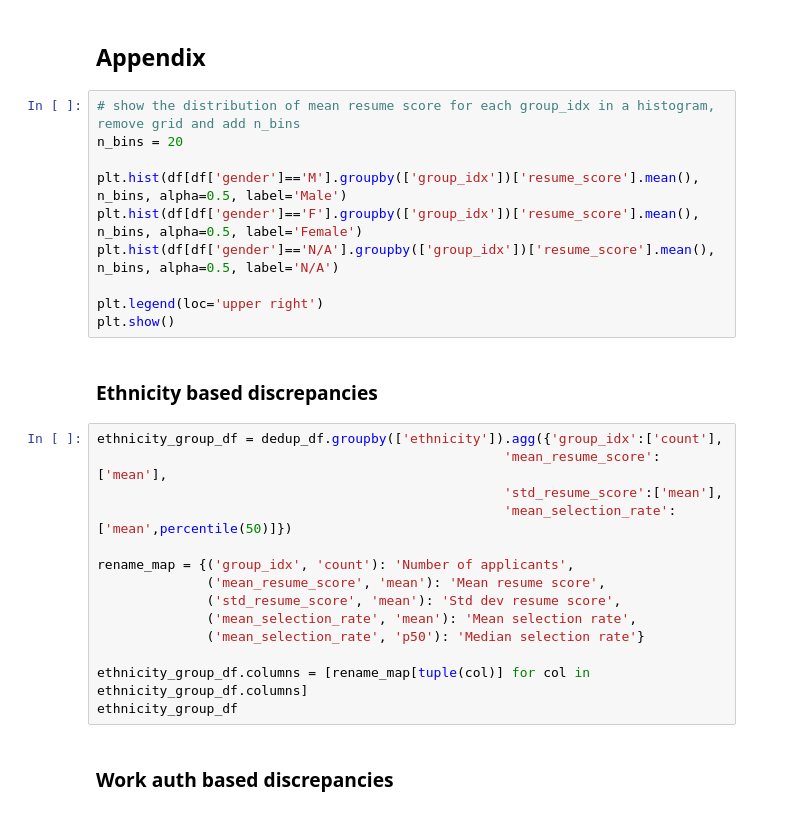
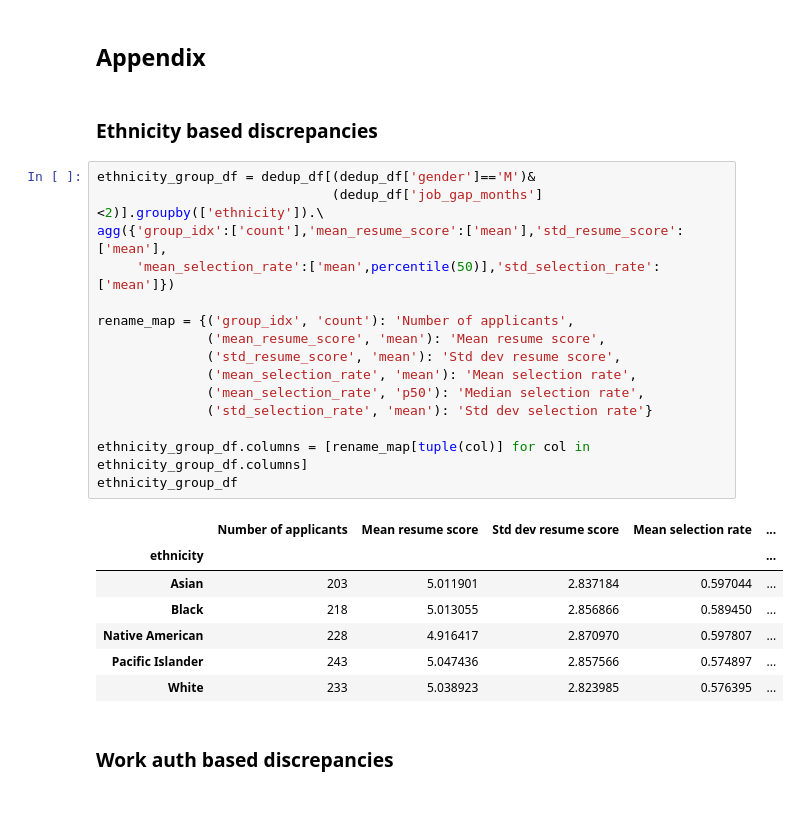
Before and after one commit to leehengpan/csci1951z-audit-analysis, a Jupyter notebook: audit-analysis.ipynb, the cells around one changed output. Cells and saved outputs as stored; diff of their text form.

```diff
--- a/audit-analysis.ipynb
+++ b/audit-analysis.ipynb
@@ -236,31 +291,30 @@ job_gap_months_group_df
 # %% [markdown]
 ## Appendix
-# %%
-# show the distribution of mean resume score for each group_idx in a histogram, remove grid and add n_bins
-n_bins = 20
-
-plt.hist(df[df['gender']=='M'].groupby(['group_idx'])['resume_score'].mean(), n_bins, alpha=0.5, label='Male')
-plt.hist(df[df['gender']=='F'].groupby(['group_idx'])['resume_score'].mean(), n_bins, alpha=0.5, label='Female')
-plt.hist(df[df['gender']=='N/A'].groupby(['group_idx'])['resume_score'].mean(), n_bins, alpha=0.5, label='N/A')
-
-plt.legend(loc='upper right')
-plt.show()
 # %% [markdown]
 ### Ethnicity based discrepancies
 # %%
-ethnicity_group_df = dedup_df.groupby(['ethnicity']).agg({'group_idx':['count'],
-                                                    'mean_resume_score':['mean'],
-                                                    'std_resume_score':['mean'],
-                                                    'mean_selection_rate':['mean',percentile(50)]})
+ethnicity_group_df = dedup_df[(dedup_df['gender']=='M')&
+                              (dedup_df['job_gap_months']<2)].groupby(['ethnicity']).\
+agg({'group_idx':['count'],'mean_resume_score':['mean'],'std_resume_score':['mean'],
+     'mean_selection_rate':['mean',percentile(50)],'std_selection_rate':['mean']})
 
 rename_map = {('group_idx', 'count'): 'Number of applicants',
               ('mean_resume_score', 'mean'): 'Mean resume score',
               ('std_resume_score', 'mean'): 'Std dev resume score',
               ('mean_selection_rate', 'mean'): 'Mean selection rate',
-              ('mean_selection_rate', 'p50'): 'Median selection rate'}
+              ('mean_selection_rate', 'p50'): 'Median selection rate',
+              ('std_selection_rate', 'mean'): 'Std dev selection rate'}
 
 ethnicity_group_df.columns = [rename_map[tuple(col)] for col in ethnicity_group_df.columns]
 ethnicity_group_df
+# %% [output]
+|  | Number of applicants | Mean resume score | Std dev resume score | Mean selection rate | ... |
+| ethnicity |  |  |  |  | ... |
+| Asian | 203 | 5.011901 | 2.837184 | 0.597044 | ... |
+| Black | 218 | 5.013055 | 2.856866 | 0.589450 | ... |
+| Native American | 228 | 4.916417 | 2.870970 | 0.597807 | ... |
+| Pacific Islander | 243 | 5.047436 | 2.857566 | 0.574897 | ... |
+| White | 233 | 5.038923 | 2.823985 | 0.576395 | ... |
 # %% [markdown]
 ### Work auth based discrepancies
 # %%
```
Also changed, not shown: parts of 16 cells of this notebook.
